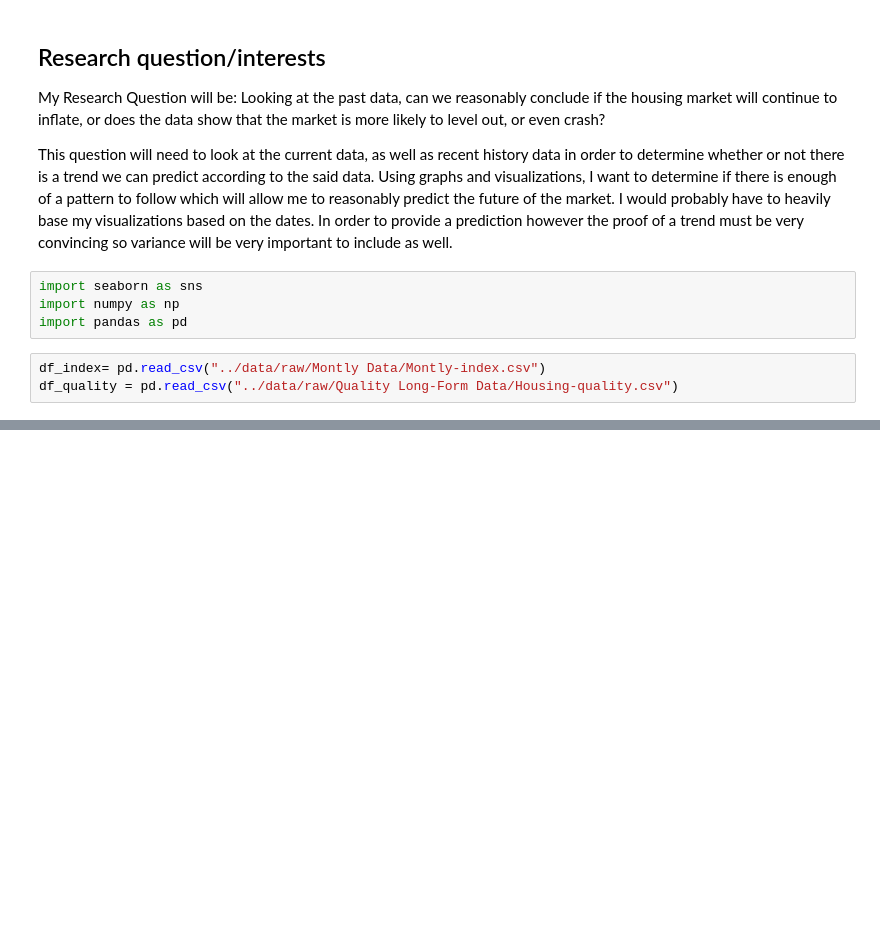
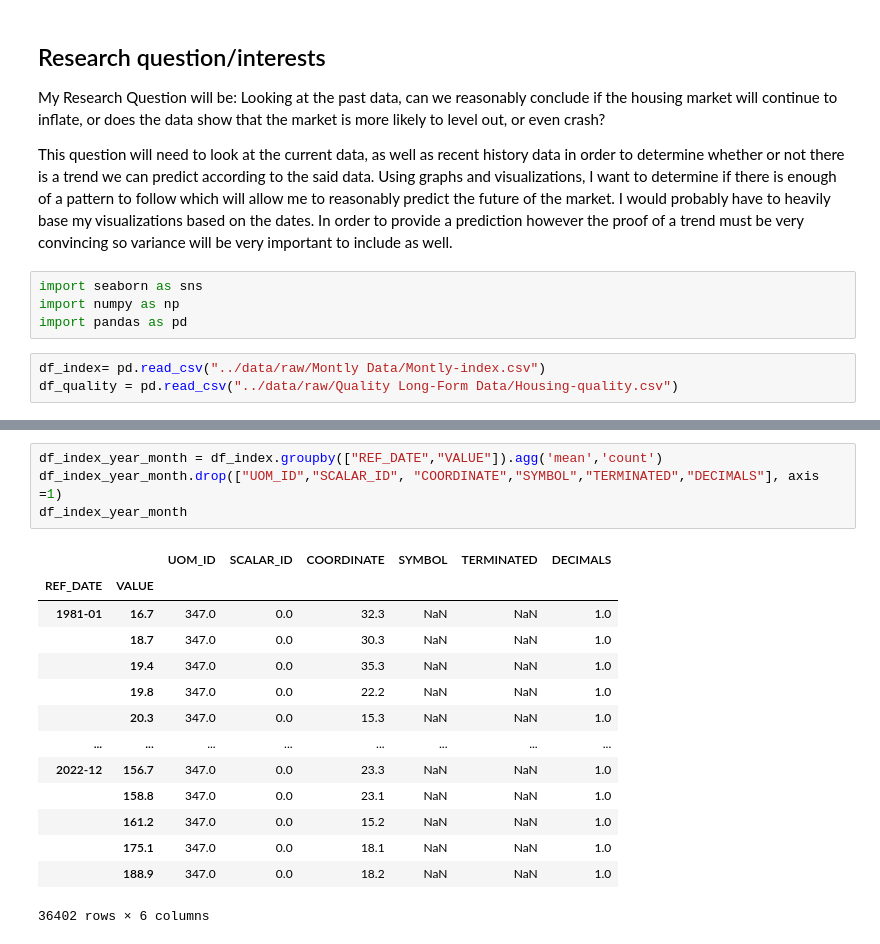
Before and after one commit to ubco-W2022T2-data301/project-group-group-2, a Jupyter notebook: analysis/analysis1.ipynb, the cells around one changed output, grey strips where cells are left out. Drawn from its saved outputs; the diff is of its cells as text; blank space fills up the shorter version.

```diff
--- a/analysis/analysis1.ipynb
+++ b/analysis/analysis1.ipynb
@@ -17,0 +79,19 @@ df_quality = pd.read_csv("../data/raw/Quality Long-Form Data/Housing-quality.csv
+# %%
+df_index_year_month = df_index.groupby(["REF_DATE","VALUE"]).agg('mean','count')
+df_index_year_month.drop(["UOM_ID","SCALAR_ID", "COORDINATE","SYMBOL","TERMINATED","DECIMALS"], axis =1)
+df_index_year_month
+# %% [output]
+|  |  | UOM_ID | SCALAR_ID | COORDINATE | SYMBOL | TERMINATED | DECIMALS |
+| REF_DATE | VALUE |  |  |  |  |  |  |
+| 1981-01 | 16.7 | 347.0 | 0.0 | 32.3 | NaN | NaN | 1.0 |
+|  | 18.7 | 347.0 | 0.0 | 30.3 | NaN | NaN | 1.0 |
+|  | 19.4 | 347.0 | 0.0 | 35.3 | NaN | NaN | 1.0 |
+|  | 19.8 | 347.0 | 0.0 | 22.2 | NaN | NaN | 1.0 |
+|  | 20.3 | 347.0 | 0.0 | 15.3 | NaN | NaN | 1.0 |
+| ... | ... | ... | ... | ... | ... | ... | ... |
+| 2022-12 | 156.7 | 347.0 | 0.0 | 23.3 | NaN | NaN | 1.0 |
+|  | 158.8 | 347.0 | 0.0 | 23.1 | NaN | NaN | 1.0 |
+|  | 161.2 | 347.0 | 0.0 | 15.2 | NaN | NaN | 1.0 |
+|  | 175.1 | 347.0 | 0.0 | 18.1 | NaN | NaN | 1.0 |
+|  | 188.9 | 347.0 | 0.0 | 18.2 | NaN | NaN | 1.0 |
+36402 rows × 6 columns
```
Also changed, not shown: parts of 4 cells of this notebook.
